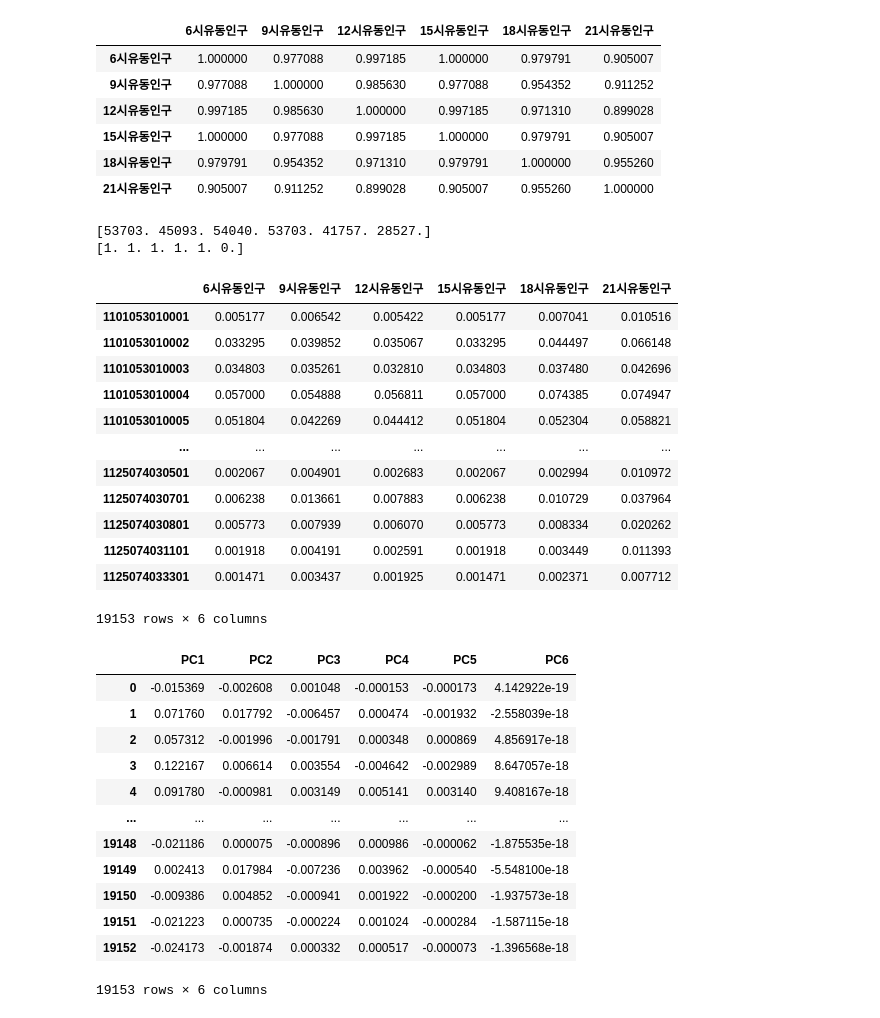
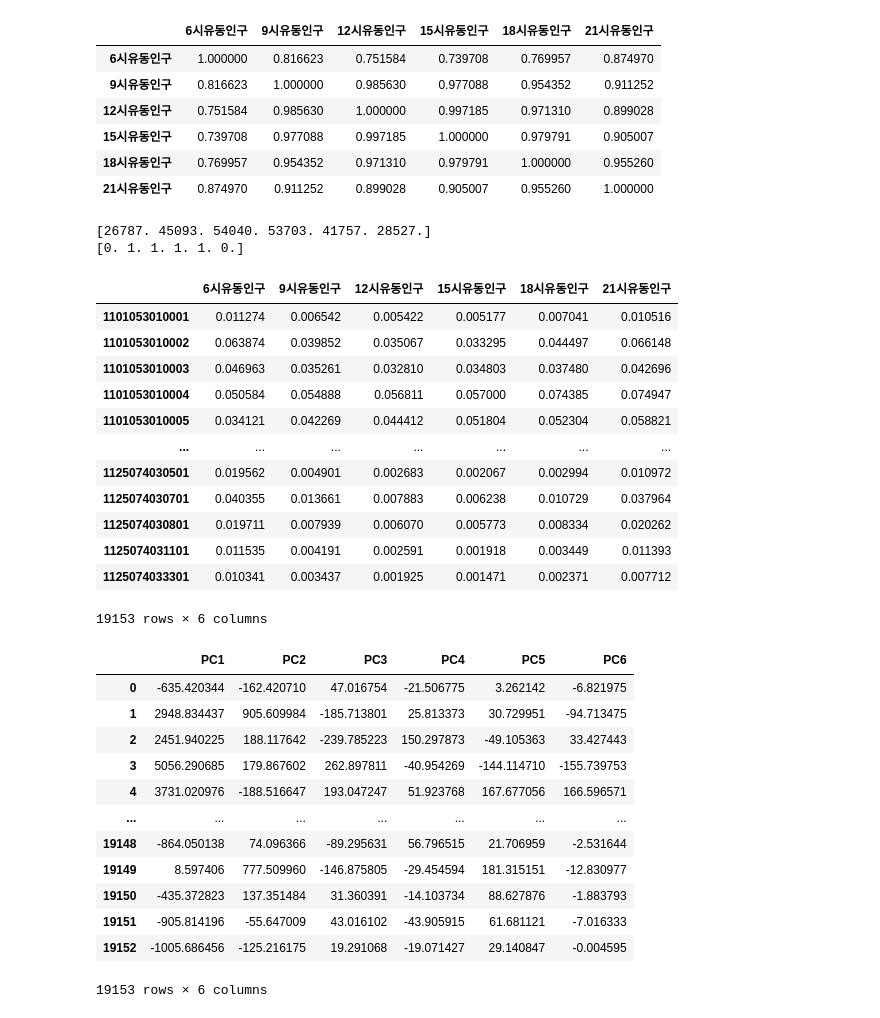
Before and after one commit to ansehoon1999/DataCampusProject, a Jupyter notebook: 세훈&기영_데청캠/pca_유동인구.ipynb, the cells around one changed output. Drawn from its saved outputs; the diff is of its cells as text; code cells hidden in the pictures.

```diff
--- a/세훈&기영_데청캠/pca_유동인구.ipynb
+++ b/세훈&기영_데청캠/pca_유동인구.ipynb
@@ -8,7 +8,7 @@ Mounted at /content/drive
 # %%
 
 
-file1 = '/content/drive/MyDrive/2019년_유동인구_6시.txt'
+file1 = '/content/drive/MyDrive/2019년_유동인구_6찐시.txt'
 file2 = '/content/drive/MyDrive/2019년_유동인구_9시.txt'
 file3 = '/content/drive/MyDrive/2019년_유동인구_12시.txt'
 file4 = '/content/drive/MyDrive/2019년_유동인구_15시.txt'
@@ -222,12 +223,12 @@ x
 x.corr()
 # %% [output]
 |  | 6시유동인구 | 9시유동인구 | 12시유동인구 | 15시유동인구 | 18시유동인구 | 21시유동인구 |
-| 6시유동인구 | 1.000000 | 0.977088 | 0.997185 | 1.000000 | 0.979791 | 0.905007 |
-| 9시유동인구 | 0.977088 | 1.000000 | 0.985630 | 0.977088 | 0.954352 | 0.911252 |
-| 12시유동인구 | 0.997185 | 0.985630 | 1.000000 | 0.997185 | 0.971310 | 0.899028 |
-| 15시유동인구 | 1.000000 | 0.977088 | 0.997185 | 1.000000 | 0.979791 | 0.905007 |
-| 18시유동인구 | 0.979791 | 0.954352 | 0.971310 | 0.979791 | 1.000000 | 0.955260 |
-| 21시유동인구 | 0.905007 | 0.911252 | 0.899028 | 0.905007 | 0.955260 | 1.000000 |
+| 6시유동인구 | 1.000000 | 0.816623 | 0.751584 | 0.739708 | 0.769957 | 0.874970 |
+| 9시유동인구 | 0.816623 | 1.000000 | 0.985630 | 0.977088 | 0.954352 | 0.911252 |
+| 12시유동인구 | 0.751584 | 0.985630 | 1.000000 | 0.997185 | 0.971310 | 0.899028 |
+| 15시유동인구 | 0.739708 | 0.977088 | 0.997185 | 1.000000 | 0.979791 | 0.905007 |
+| 18시유동인구 | 0.769957 | 0.954352 | 0.971310 | 0.979791 | 1.000000 | 0.955260 |
+| 21시유동인구 | 0.874970 | 0.911252 | 0.899028 | 0.905007 | 0.955260 | 1.000000 |
 # %%
 from sklearn.preprocessing import MinMaxScaler
 
@@ -241,26 +242,26 @@ output = pd.DataFrame(output, columns=x.columns, index=list(x.index.values))
 output = output.dropna(axis=0)
 output
 # %% [output]
-[53703. 45093. 54040. 53703. 41757. 28527.]
-[1. 1. 1. 1. 1. 0.]
+[26787. 45093. 54040. 53703. 41757. 28527.]
+[0. 1. 1. 1. 1. 0.]
 |  | 6시유동인구 | 9시유동인구 | 12시유동인구 | 15시유동인구 | 18시유동인구 | 21시유동인구 |
-| 1101053010001 | 0.005177 | 0.006542 | 0.005422 | 0.005177 | 0.007041 | 0.010516 |
-| 1101053010002 | 0.033295 | 0.039852 | 0.035067 | 0.033295 | 0.044497 | 0.066148 |
-| 1101053010003 | 0.034803 | 0.035261 | 0.032810 | 0.034803 | 0.037480 | 0.042696 |
-| 1101053010004 | 0.057000 | 0.054888 | 0.056811 | 0.057000 | 0.074385 | 0.074947 |
-| 1101053010005 | 0.051804 | 0.042269 | 0.044412 | 0.051804 | 0.052304 | 0.058821 |
+| 1101053010001 | 0.011274 | 0.006542 | 0.005422 | 0.005177 | 0.007041 | 0.010516 |
+| 1101053010002 | 0.063874 | 0.039852 | 0.035067 | 0.033295 | 0.044497 | 0.066148 |
+| 1101053010003 | 0.046963 | 0.035261 | 0.032810 | 0.034803 | 0.037480 | 0.042696 |
+| 1101053010004 | 0.050584 | 0.054888 | 0.056811 | 0.057000 | 0.074385 | 0.074947 |
+| 1101053010005 | 0.034121 | 0.042269 | 0.044412 | 0.051804 | 0.052304 | 0.058821 |
 | ... | ... | ... | ... | ... | ... | ... |
-| 1125074030501 | 0.002067 | 0.004901 | 0.002683 | 0.002067 | 0.002994 | 0.010972 |
-| 1125074030701 | 0.006238 | 0.013661 | 0.007883 | 0.006238 | 0.010729 | 0.037964 |
-| 1125074030801 | 0.005773 | 0.007939 | 0.006070 | 0.005773 | 0.008334 | 0.020262 |
-| 1125074031101 | 0.001918 | 0.004191 | 0.002591 | 0.001918 | 0.003449 | 0.011393 |
-| 1125074033301 | 0.001471 | 0.003437 | 0.001925 | 0.001471 | 0.002371 | 0.007712 |
+| 1125074030501 | 0.019562 | 0.004901 | 0.002683 | 0.002067 | 0.002994 | 0.010972 |
+| 1125074030701 | 0.040355 | 0.013661 | 0.007883 | 0.006238 | 0.010729 | 0.037964 |
+| 1125074030801 | 0.019711 | 0.007939 | 0.006070 | 0.005773 | 0.008334 | 0.020262 |
+| 1125074031101 | 0.011535 | 0.004191 | 0.002591 | 0.001918 | 0.003449 | 0.011393 |
+| 1125074033301 | 0.010341 | 0.003437 | 0.001925 | 0.001471 | 0.002371 | 0.007712 |
 19153 rows × 6 columns
 # %%
 from sklearn.decomposition import PCA
 pca = PCA()
-pca.fit(output)
-PC_score = pca.transform(output)
+pca.fit(x)
+PC_score = pca.transform(x)
 PC_score
 
 
@@ -272,44 +273,44 @@ pc5 = []
 pc6 = []
 
 
 for i in range(len(PC_score)) :
   for j in range(6) :
     if j == 0 :
       pc1.append(PC_score[i][0])
     elif j == 1:
       pc2.append(PC_score[i][1])
     elif j == 2:
       pc3.append(PC_score[i][2])
     elif j == 3:
       pc4.append(PC_score[i][3])
     elif j == 4:
       pc5.append(PC_score[i][4])
     elif j == 5:
       pc6.append(PC_score[i][5])
 
 pc_result = pd.DataFrame({
     'PC1': pc1,
     'PC2': pc2,
     'PC3': pc3,
     'PC4': pc4,
     'PC5': pc5,
     'PC6': pc6,
 
 })
 pc_result
 # %% [output]
 |  | PC1 | PC2 | PC3 | PC4 | PC5 | PC6 |
-| 0 | -0.015369 | -0.002608 | 0.001048 | -0.000153 | -0.000173 | 4.142922e-19 |
-| 1 | 0.071760 | 0.017792 | -0.006457 | 0.000474 | -0.001932 | -2.558039e-18 |
-| 2 | 0.057312 | -0.001996 | -0.001791 | 0.000348 | 0.000869 | 4.856917e-18 |
-| 3 | 0.122167 | 0.006614 | 0.003554 | -0.004642 | -0.002989 | 8.647057e-18 |
-| 4 | 0.091780 | -0.000981 | 0.003149 | 0.005141 | 0.003140 | 9.408167e-18 |
+| 0 | -635.420344 | -162.420710 | 47.016754 | -21.506775 | 3.262142 | -6.821975 |
+| 1 | 2948.834437 | 905.609984 | -185.713801 | 25.813373 | 30.729951 | -94.713475 |
+| 2 | 2451.940225 | 188.117642 | -239.785223 | 150.297873 | -49.105363 | 33.427443 |
+| 3 | 5056.290685 | 179.867602 | 262.897811 | -40.954269 | -144.114710 | -155.739753 |
+| 4 | 3731.020976 | -188.516647 | 193.047247 | 51.923768 | 167.677056 | 166.596571 |
 | ... | ... | ... | ... | ... | ... | ... |
-| 19148 | -0.021186 | 0.000075 | -0.000896 | 0.000986 | -0.000062 | -1.875535e-18 |
-| 19149 | 0.002413 | 0.017984 | -0.007236 | 0.003962 | -0.000540 | -5.548100e-18 |
-| 19150 | -0.009386 | 0.004852 | -0.000941 | 0.001922 | -0.000200 | -1.937573e-18 |
-| 19151 | -0.021223 | 0.000735 | -0.000224 | 0.001024 | -0.000284 | -1.587115e-18 |
-| 19152 | -0.024173 | -0.001874 | 0.000332 | 0.000517 | -0.000073 | -1.396568e-18 |
+| 19148 | -864.050138 | 74.096366 | -89.295631 | 56.796515 | 21.706959 | -2.531644 |
+| 19149 | 8.597406 | 777.509960 | -146.875805 | -29.454594 | 181.315151 | -12.830977 |
+| 19150 | -435.372823 | 137.351484 | 31.360391 | -14.103734 | 88.627876 | -1.883793 |
+| 19151 | -905.814196 | -55.647009 | 43.016102 | -43.905915 | 61.681121 | -7.016333 |
+| 19152 | -1005.686456 | -125.216175 | 19.291068 | -19.071427 | 29.140847 | -0.004595 |
 19153 rows × 6 columns
 # %%
 ratio = pca.explained_variance_ratio_
```
Also changed, not shown: parts of 5 cells of this notebook.
